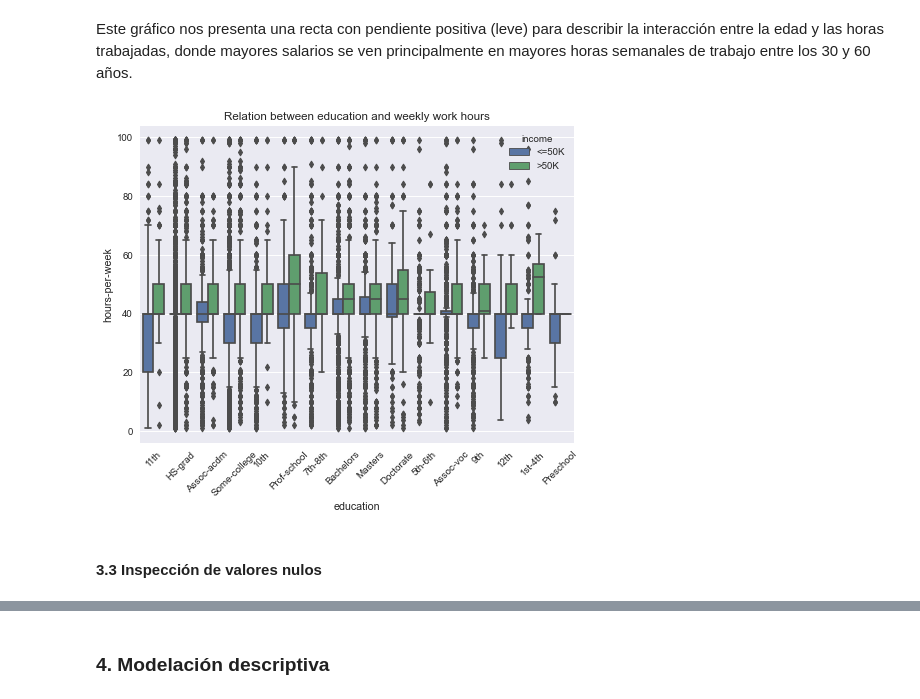
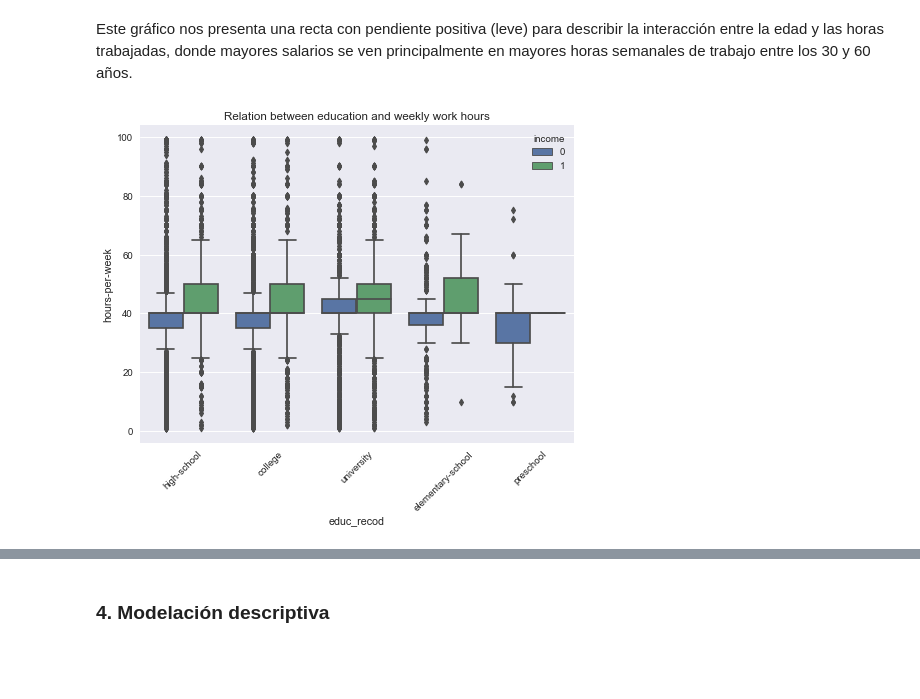
Before and after one commit to oportusgonzalo/data-science-desafio-latam, a Jupyter notebook: data-science-fundamentals/prueba/enunciado_1.ipynb, the cells around one changed output, grey strips where cells are left out. Saved outputs shown, nothing was run; the diff lists cells and outputs as text; code cells hidden in the pictures; blank space fills up the shorter version.

```diff
--- a/data-science-fundamentals/prueba/enunciado_1.ipynb
+++ b/data-science-fundamentals/prueba/enunciado_1.ipynb
@@ -106,5 +110,5 @@ warnings.filterwarnings('ignore')
 # %% [markdown]
 ### 3. Descripción
 # %%
-# importación de datos
-df = pd.read_csv('income-db.csv')
+# importación de datos limpios (notebook: income_cleaning.ipynb)
+df = pd.read_csv('clean_income.csv')
@@ -168,11 +277,9 @@ plt.show()
 # %% [markdown]
 Este gráfico nos presenta una recta con pendiente positiva (leve) para describir la interacción entre la edad y las horas trabajadas, donde mayores salarios se ven principalmente en mayores horas semanales de trabajo entre los 30 y 60 años.
 # %%
-sns.boxplot(x='education', y='hours-per-week', hue='income', data=df)
+sns.boxplot(x='educ_recod', y='hours-per-week', hue='income', data=df)
 plt.title('Relation between education and weekly work hours')
 plt.xticks(rotation=45)
 plt.show()
 # %% [output]
-[figure, old version]
+[figure, new version]
-# %% [markdown]
-#### 3.3 Inspección de valores nulos
```
Also changed, not shown: parts of 26 cells of this notebook, 2 other files.
